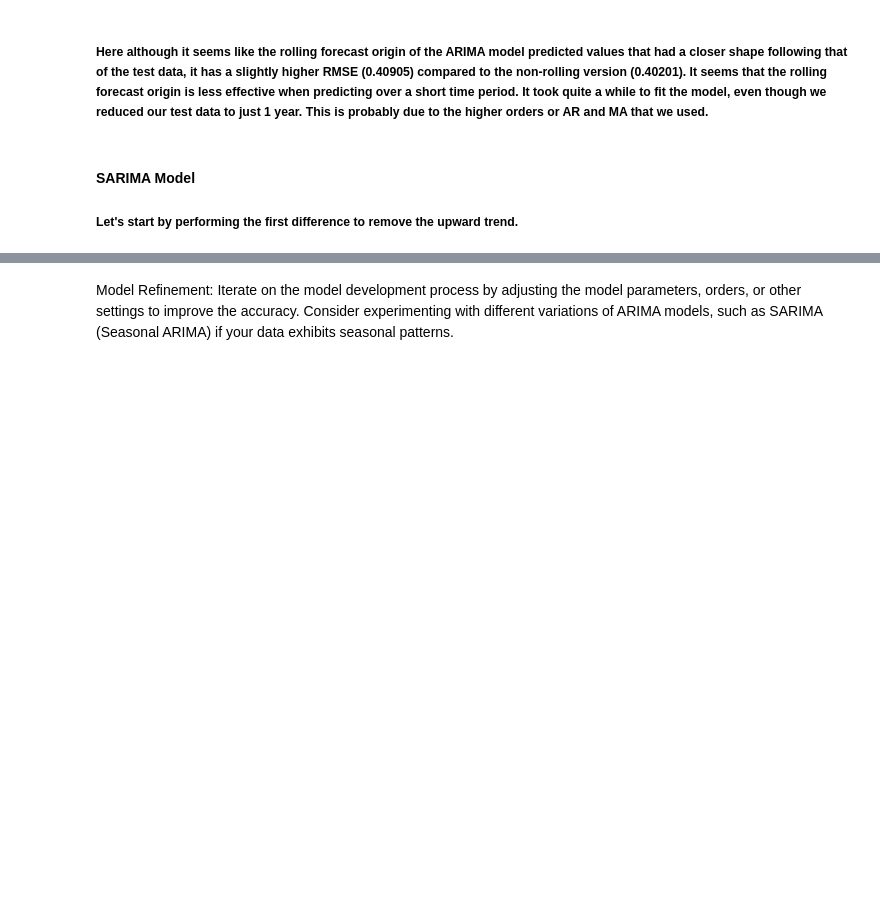
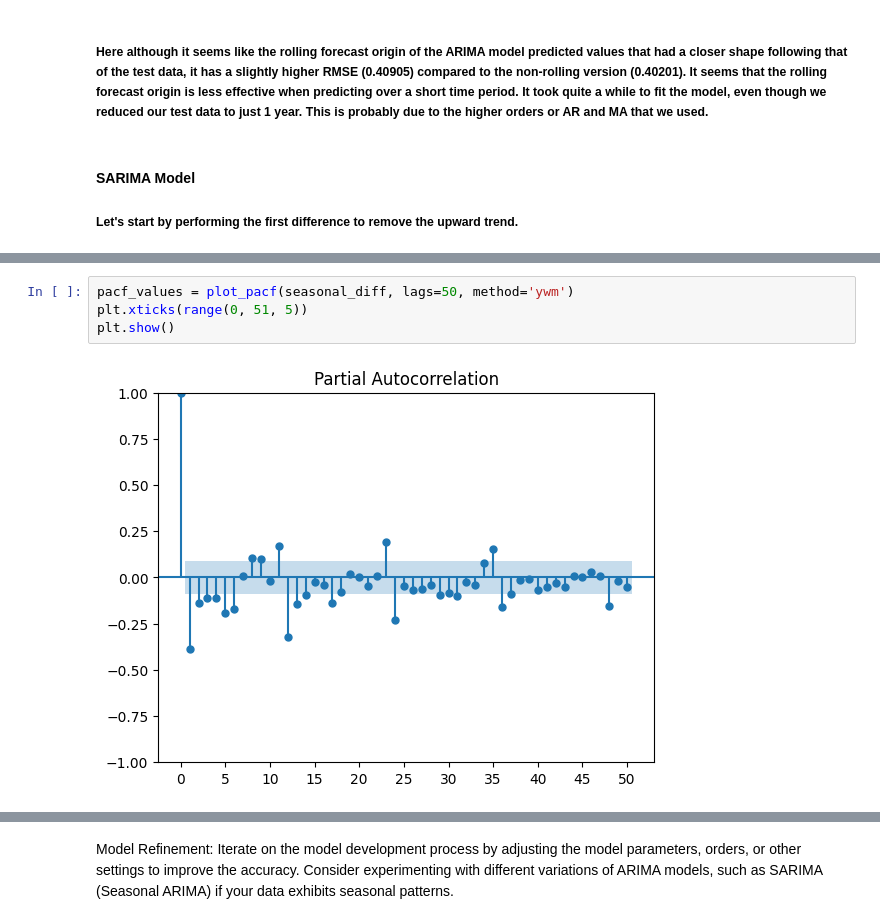
Before and after one commit to linustws/climate-prediction, a Jupyter notebook: Singapore Weather Prediction.ipynb, the cells around one changed output, grey strips where cells are left out. Cells and saved outputs as stored; diff of their text form; blank space fills up the shorter version.

```diff
--- a/Singapore Weather Prediction.ipynb
+++ b/Singapore Weather Prediction.ipynb
@@ -923,0 +972,6 @@ pacf_values = plot_pacf(first_diff, method='ywm')
+# %%
+pacf_values = plot_pacf(seasonal_diff, lags=50, method='ywm')
+plt.xticks(range(0, 51, 5))
+plt.show()
+# %% [output]
+[figure, added]
```
Also changed, not shown: parts of 22 cells of this notebook.
